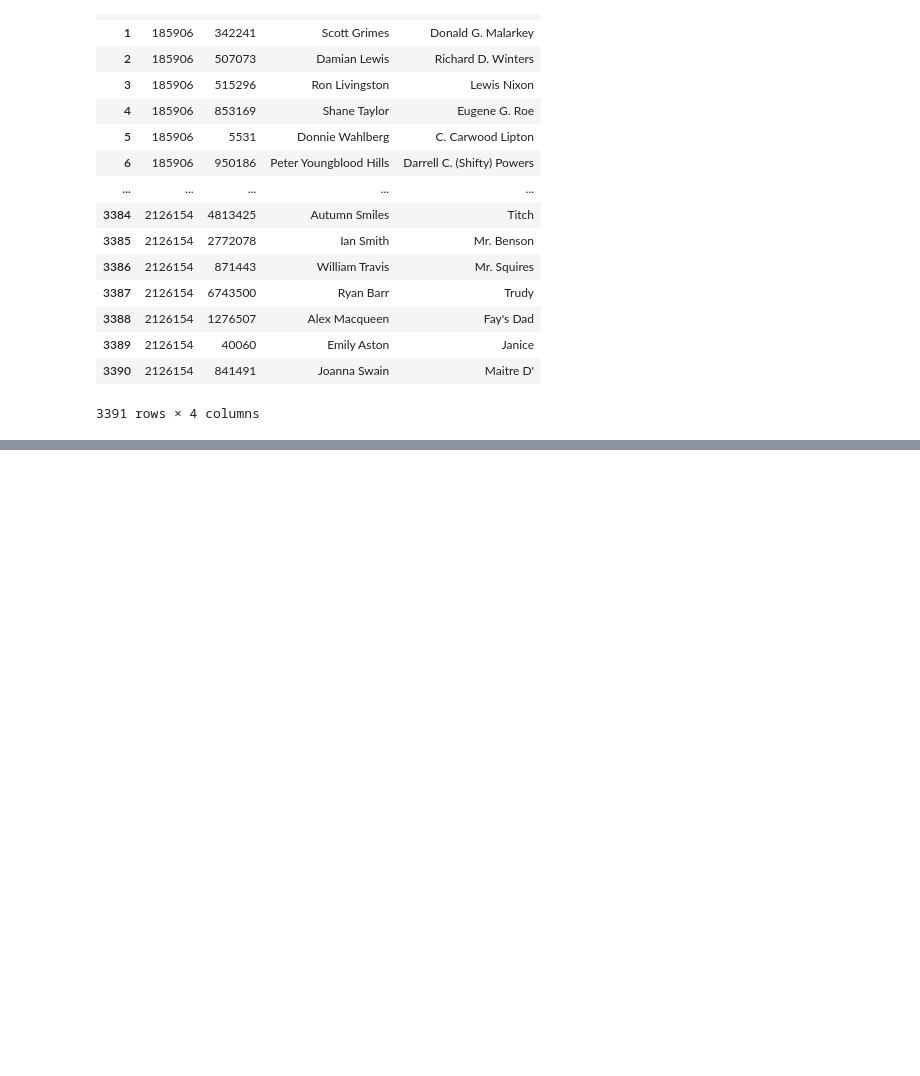
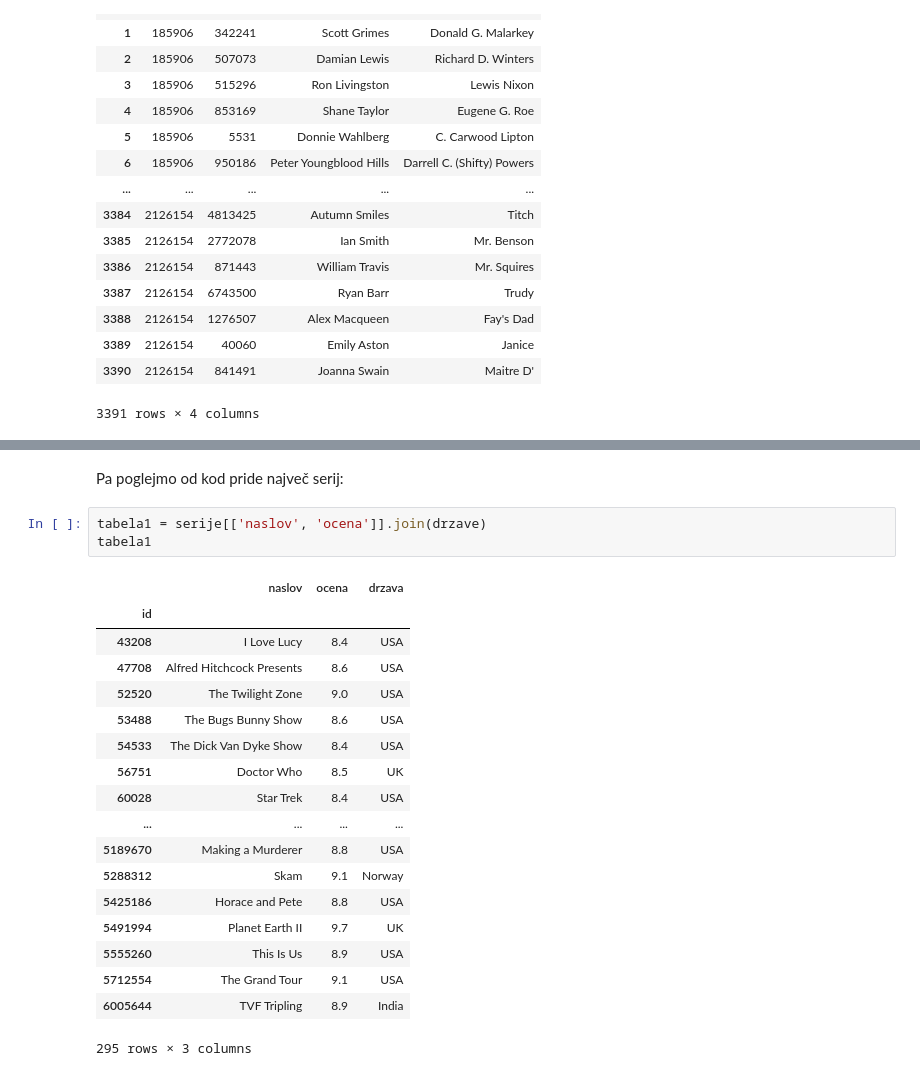
Before and after one commit to matijasteblaj/tv-serije, a Jupyter notebook: Analiza TV-serij.ipynb, the cells around one changed output, grey strips where cells are left out. Drawn from its saved outputs; the diff is of its cells as text; blank space fills up the shorter version.

```diff
--- a/Analiza TV-serij.ipynb
+++ b/Analiza TV-serij.ipynb
@@ -129,0 +131,24 @@ leta
+# %% [markdown]
+Pa poglejmo od kod pride največ serij:
+# %%
+tabela1 = serije[['naslov', 'ocena']].join(drzave)
+tabela1
+# %% [output]
+|  | naslov | ocena | drzava |
+| id |  |  |  |
+| 43208 | I Love Lucy | 8.4 | USA |
+| 47708 | Alfred Hitchcock Presents | 8.6 | USA |
+| 52520 | The Twilight Zone | 9.0 | USA |
+| 53488 | The Bugs Bunny Show | 8.6 | USA |
+| 54533 | The Dick Van Dyke Show | 8.4 | USA |
+| 56751 | Doctor Who | 8.5 | UK |
+| 60028 | Star Trek | 8.4 | USA |
+| ... | ... | ... | ... |
+| 5189670 | Making a Murderer | 8.8 | USA |
+| 5288312 | Skam | 9.1 | Norway |
+| 5425186 | Horace and Pete | 8.8 | USA |
+| 5491994 | Planet Earth II | 9.7 | UK |
+| 5555260 | This Is Us | 8.9 | USA |
+| 5712554 | The Grand Tour | 9.1 | USA |
+| 6005644 | TVF Tripling | 8.9 | India |
+295 rows × 3 columns
```
Also changed, not shown: parts of 11 cells of this notebook.
